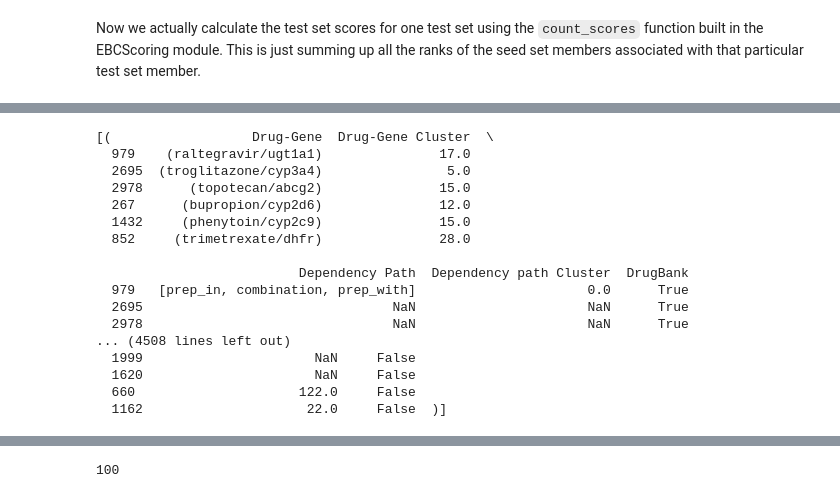
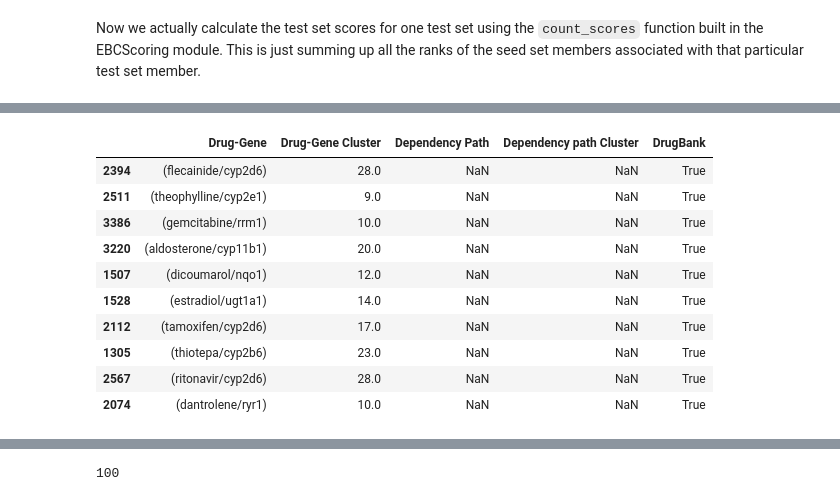
Before and after one commit to jdahhan/Stem-Away-group-5, a Jupyter notebook: module4/ebc_scoring_walkthrough.ipynb, the cells around one changed output, grey strips where cells are left out. Saved outputs shown, nothing was run; the diff lists cells and outputs as text; code cells hidden in the pictures.

```diff
--- a/module4/ebc_scoring_walkthrough.ipynb
+++ b/module4/ebc_scoring_walkthrough.ipynb
@@ -90,23 +87,24 @@ test
 Now we repeat this process R times and generate R test-seed sets of varying sizes. Seed set size can go from 5 to a high of 12.
 # %%
-seed_test_sets, all_test_set_scores = e.run_R_times(low = 5, high = 12, R = 100)
+import pandas as pd
+from module4.ebc_scoring import EBCScoring
+
+
+e = EBCScoring()
+
+seed_test_sets, all_test_set_scores = e.run_R_times(low = 10, high = 50, R = 100)
-# %%
-seed_test_sets
-# %% [output]
-[(                  Drug-Gene  Drug-Gene Cluster  \
-  979    (raltegravir/ugt1a1)               17.0
-  2695  (troglitazone/cyp3a4)                5.0
-  2978      (topotecan/abcg2)               15.0
-  267      (bupropion/cyp2d6)               12.0
-  1432     (phenytoin/cyp2c9)               15.0
-  852     (trimetrexate/dhfr)               28.0
-
-                          Dependency Path  Dependency path Cluster  DrugBank
-  979   [prep_in, combination, prep_with]                      0.0      True
-  2695                                NaN                      NaN      True
-  2978                                NaN                      NaN      True
-... (4508 lines left out)
-  1999                      NaN     False
-  1620                      NaN     False
-  660                     122.0     False
-  1162                     22.0     False  )]
+# %%
+s,t = seed_test_sets[0]
+t.head(10)
+# %% [output]
+|  | Drug-Gene | Drug-Gene Cluster | Dependency Path | Dependency path Cluster | DrugBank |
+| 2394 | (flecainide/cyp2d6) | 28.0 | NaN | NaN | True |
+| 2511 | (theophylline/cyp2e1) | 9.0 | NaN | NaN | True |
+| 3386 | (gemcitabine/rrm1) | 10.0 | NaN | NaN | True |
+| 3220 | (aldosterone/cyp11b1) | 20.0 | NaN | NaN | True |
+| 1507 | (dicoumarol/nqo1) | 12.0 | NaN | NaN | True |
+| 1528 | (estradiol/ugt1a1) | 14.0 | NaN | NaN | True |
+| 2112 | (tamoxifen/cyp2d6) | 17.0 | NaN | NaN | True |
+| 1305 | (thiotepa/cyp2b6) | 23.0 | NaN | NaN | True |
+| 2567 | (ritonavir/cyp2d6) | 28.0 | NaN | NaN | True |
+| 2074 | (dantrolene/ryr1) | 10.0 | NaN | NaN | True |
```
Also changed, not shown: parts of 12 cells of this notebook, 5 other files.
